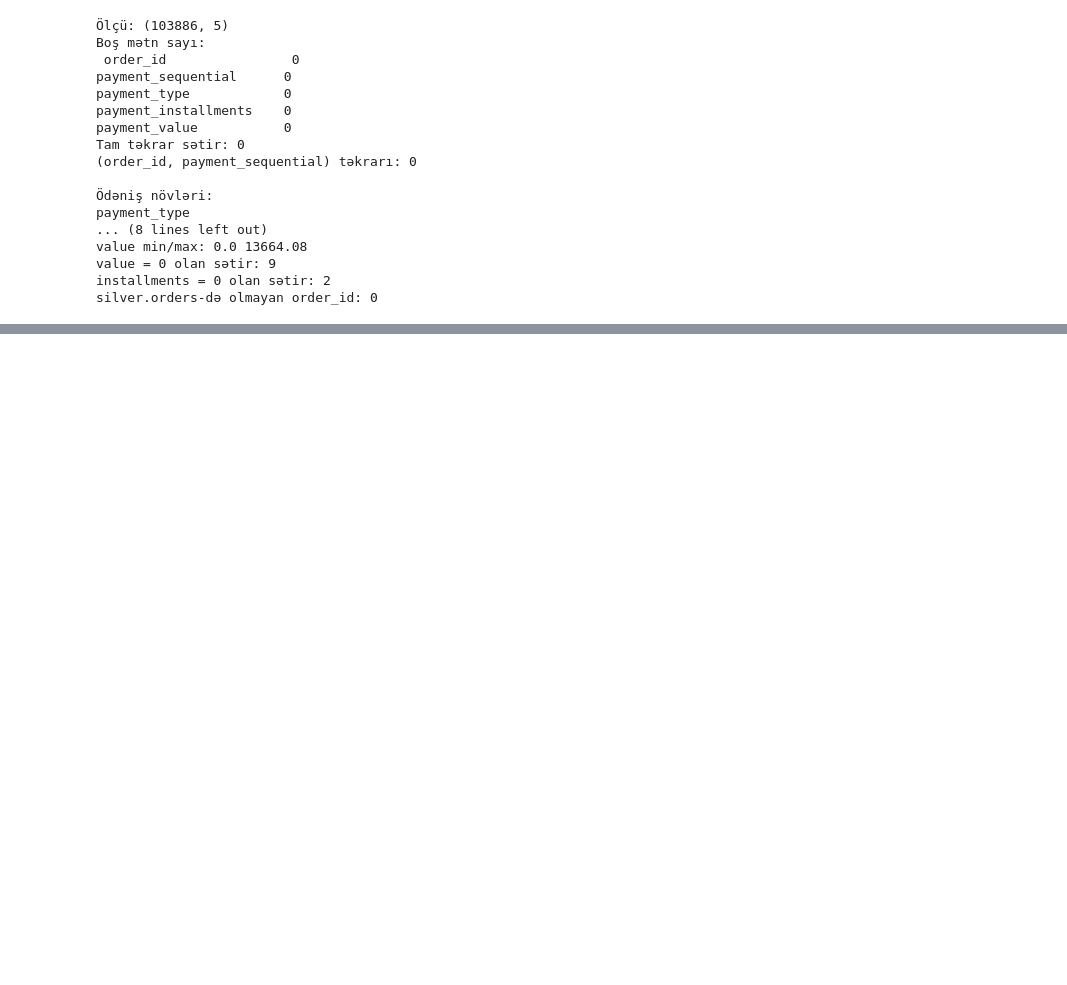
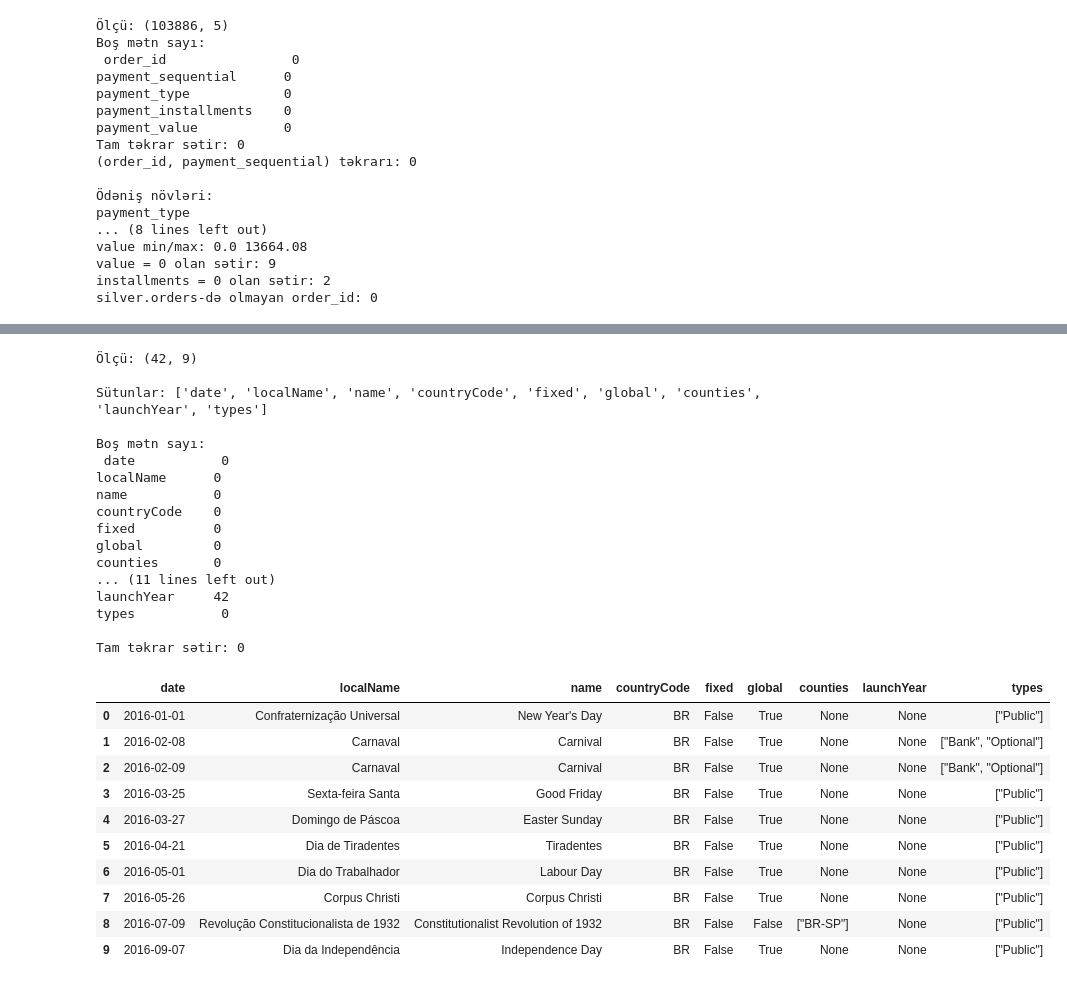
Before and after one commit to abasovmanaf-3267/olist-ecommerce-analytics, a Jupyter notebook: notebooks/02_silver_cleaning/02_silver_a.ipynb, the cells around one changed output, grey strips where cells are left out. Drawn from its saved outputs; the diff is of its cells as text; code cells hidden in the pictures; blank space fills up the shorter version.

Commit message:
Silver A: customers, orders, order_items, order_payments, holidays + izahlar

```diff
--- a/notebooks/02_silver_cleaning/02_silver_a.ipynb
+++ b/notebooks/02_silver_cleaning/02_silver_a.ipynb
@@ -421,0 +629,38 @@ silver.orders-də olmayan order_id: 0
+# %%
+hol = pd.read_sql("SELECT * FROM bronze.api_holidays", get_engine())
+
+print("Ölçü:", hol.shape)
+print("\nSütunlar:", hol.columns.tolist())
+print("\nBoş mətn sayı:\n", (hol == "").sum().to_string())
+print("\nNULL sayı:\n", hol.isna().sum().to_string())
+print("\nTam təkrar sətir:", hol.duplicated().sum())
+hol.head(10)
+# %% [output]
+Ölçü: (42, 9)
+
+Sütunlar: ['date', 'localName', 'name', 'countryCode', 'fixed', 'global', 'counties', 'launchYear', 'types']
+
+Boş mətn sayı:
+ date           0
+localName      0
+name           0
+countryCode    0
+fixed          0
+global         0
+counties       0
+... (11 lines left out)
+launchYear     42
+types           0
+
+Tam təkrar sətir: 0
+|  | date | localName | name | countryCode | fixed | global | counties | launchYear | types |
+| 0 | 2016-01-01 | Confraternização Universal | New Year's Day | BR | False | True | None | None | ["Public"] |
+| 1 | 2016-02-08 | Carnaval | Carnival | BR | False | True | None | None | ["Bank", "Optional"] |
+| 2 | 2016-02-09 | Carnaval | Carnival | BR | False | True | None | None | ["Bank", "Optional"] |
+| 3 | 2016-03-25 | Sexta-feira Santa | Good Friday | BR | False | True | None | None | ["Public"] |
+| 4 | 2016-03-27 | Domingo de Páscoa | Easter Sunday | BR | False | True | None | None | ["Public"] |
+| 5 | 2016-04-21 | Dia de Tiradentes | Tiradentes | BR | False | True | None | None | ["Public"] |
+| 6 | 2016-05-01 | Dia do Trabalhador | Labour Day | BR | False | True | None | None | ["Public"] |
+| 7 | 2016-05-26 | Corpus Christi | Corpus Christi | BR | False | True | None | None | ["Public"] |
+| 8 | 2016-07-09 | Revolução Constitucionalista de 1932 | Constitutionalist Revolution of 1932 | BR | False | False | ["BR-SP"] | None | ["Public"] |
+| 9 | 2016-09-07 | Dia da Independência | Independence Day | BR | False | True | None | None | ["Public"] |
```
Also changed, not shown: parts of 25 cells of this notebook.
